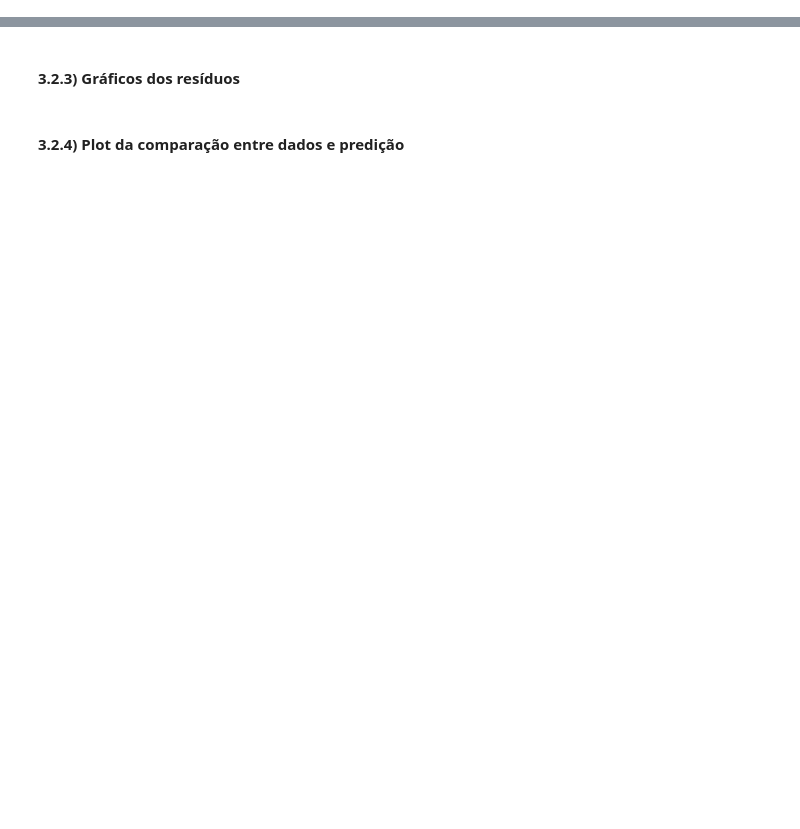
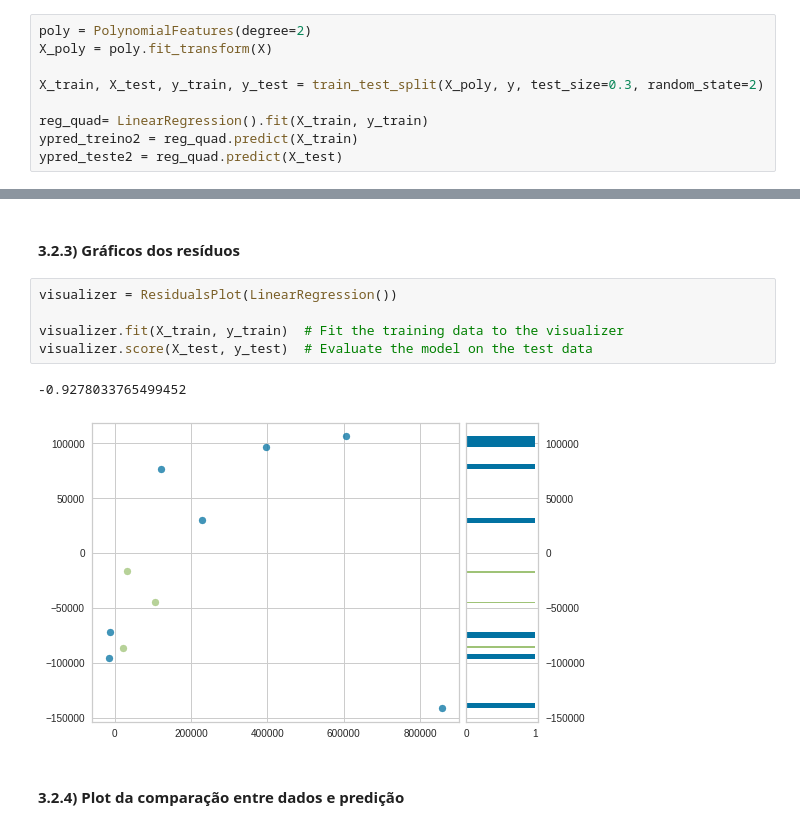
Before and after one commit to martinmedice/Learning_Data_Science, a Jupyter notebook: Aplicação_Regressão_Não_Linear.ipynb, the cells around one changed output, grey strips where cells are left out. Saved outputs shown, nothing was run; the diff lists cells and outputs as text; blank space fills up the shorter version.

```diff
--- a/Aplicação_Regressão_Não_Linear.ipynb
+++ b/Aplicação_Regressão_Não_Linear.ipynb
@@ -92,5 +92,14 @@ plt.plot(X, y, 'ro', X,reg_lin.predict(X), 'b--')
 ### 3.2) Regressão quadrática
 # %% [markdown]
 #### 3.2.1) Treinamento do modelo
+# %%
+poly = PolynomialFeatures(degree=2)
+X_poly = poly.fit_transform(X)
+
+X_train, X_test, y_train, y_test = train_test_split(X_poly, y, test_size=0.3, random_state=2)
+
+reg_quad= LinearRegression().fit(X_train, y_train)
+ypred_treino2 = reg_quad.predict(X_train)
+ypred_teste2 = reg_quad.predict(X_test)
 # %% [markdown]
 #### 3.2.2) Métricas
@@ -97,4 +116,12 @@ plt.plot(X, y, 'ro', X,reg_lin.predict(X), 'b--')
 # %% [markdown]
 #### 3.2.3) Gráficos dos resíduos
+# %%
+visualizer = ResidualsPlot(LinearRegression())
+
+visualizer.fit(X_train, y_train)  # Fit the training data to the visualizer
+visualizer.score(X_test, y_test)  # Evaluate the model on the test data
+# %% [output]
+-0.9278033765499452
+[figure, added]
 # %% [markdown]
 #### 3.2.4) Plot da comparação entre dados e predição
```
Also changed, not shown: parts of 11 cells of this notebook.
